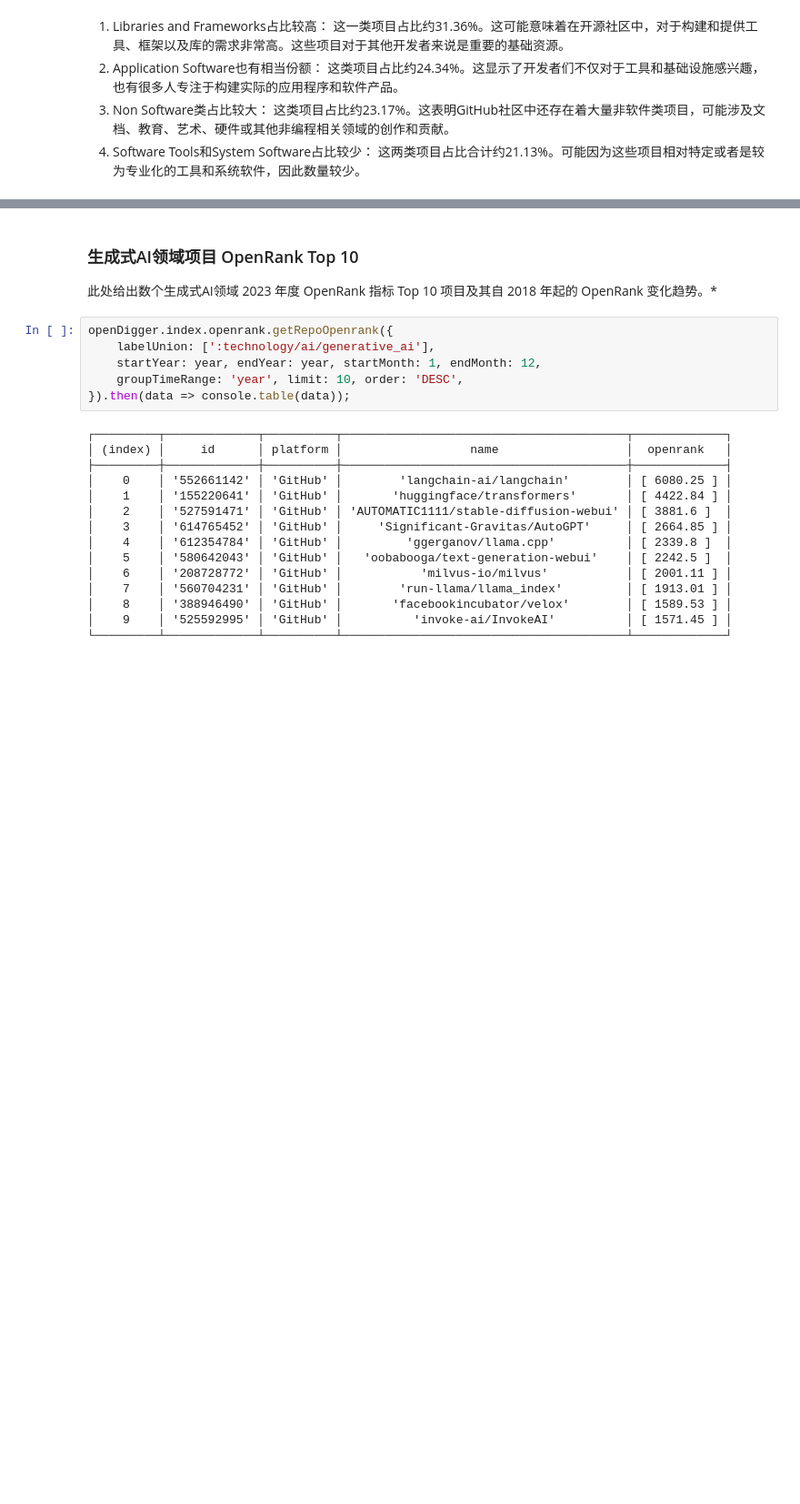
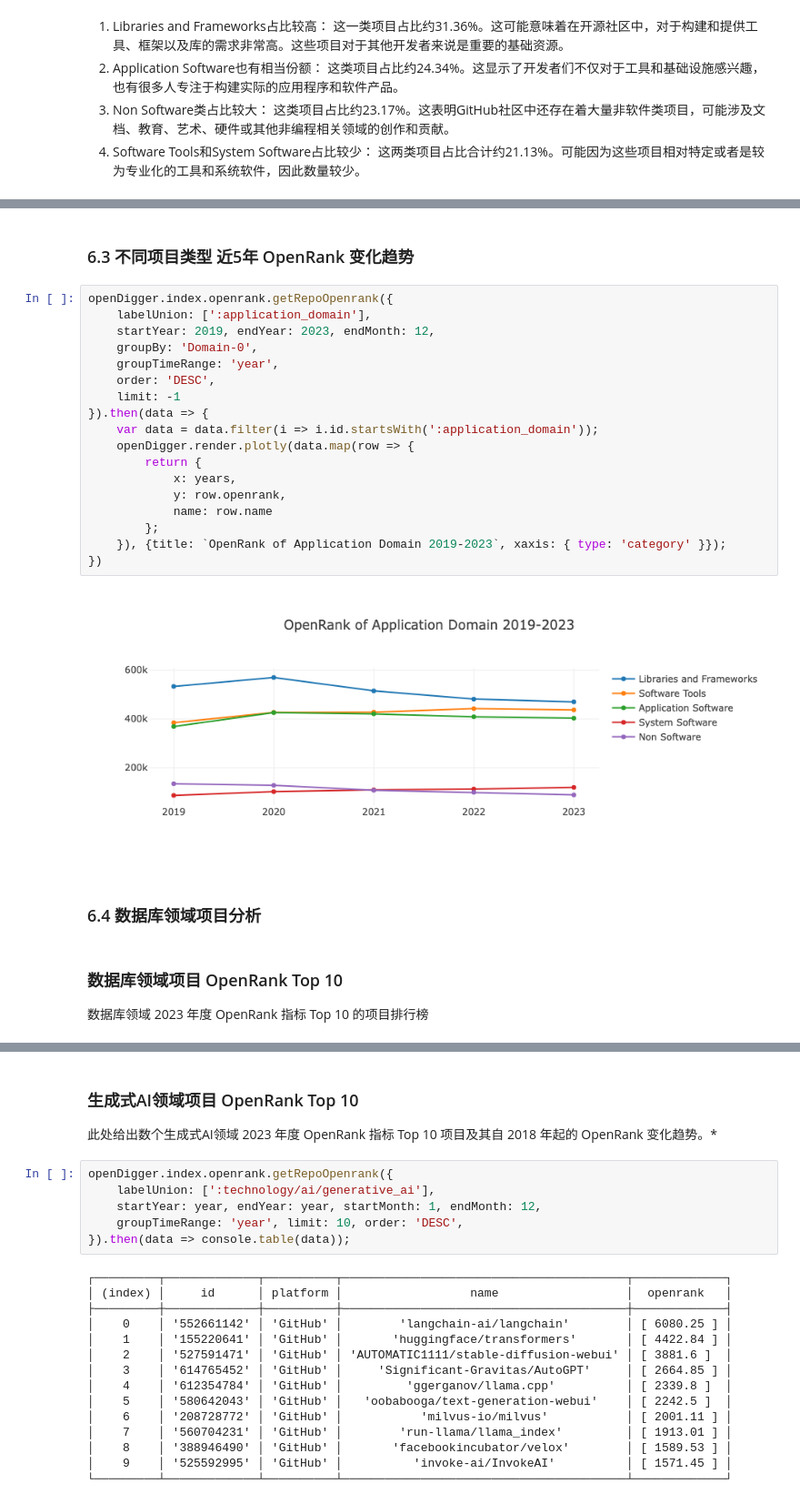
Before and after one commit to PureNatural/open-digger, a Jupyter notebook: notebook/China_open_source_techinical_report_2023.ipynb, the cells around one changed output, grey strips where cells are left out. Shown at 91% size. Cells and saved outputs as stored; diff of their text form; blank space fills up the shorter version.

```diff
--- a/notebook/China_open_source_techinical_report_2023.ipynb
+++ b/notebook/China_open_source_techinical_report_2023.ipynb
@@ -299,0 +323,28 @@ openDigger.index.activity.getRepoActivity({
+# %% [markdown]
+### 6.3 不同项目类型 近5年 OpenRank 变化趋势
+# %%
+openDigger.index.openrank.getRepoOpenrank({
+    labelUnion: [':application_domain'],
+    startYear: 2019, endYear: 2023, endMonth: 12,
+    groupBy: 'Domain-0',
+    groupTimeRange: 'year',
+    order: 'DESC',
+    limit: -1
+}).then(data => {
+    var data = data.filter(i => i.id.startsWith(':application_domain'));
+    openDigger.render.plotly(data.map(row => {
+        return {
+            x: years,
+            y: row.openrank,
+            name: row.name
+        };
+    }), {title: `OpenRank of Application Domain 2019-2023`, xaxis: { type: 'category' }});
+})
+# %% [output]
+[figure, added]
+# %% [markdown]
+### 6.4 数据库领域项目分析
+# %% [markdown]
+### 数据库领域项目 OpenRank Top 10
+
+数据库领域 2023 年度 OpenRank 指标 Top 10 的项目排行榜
```
Also changed, not shown: parts of 36 cells of this notebook.
